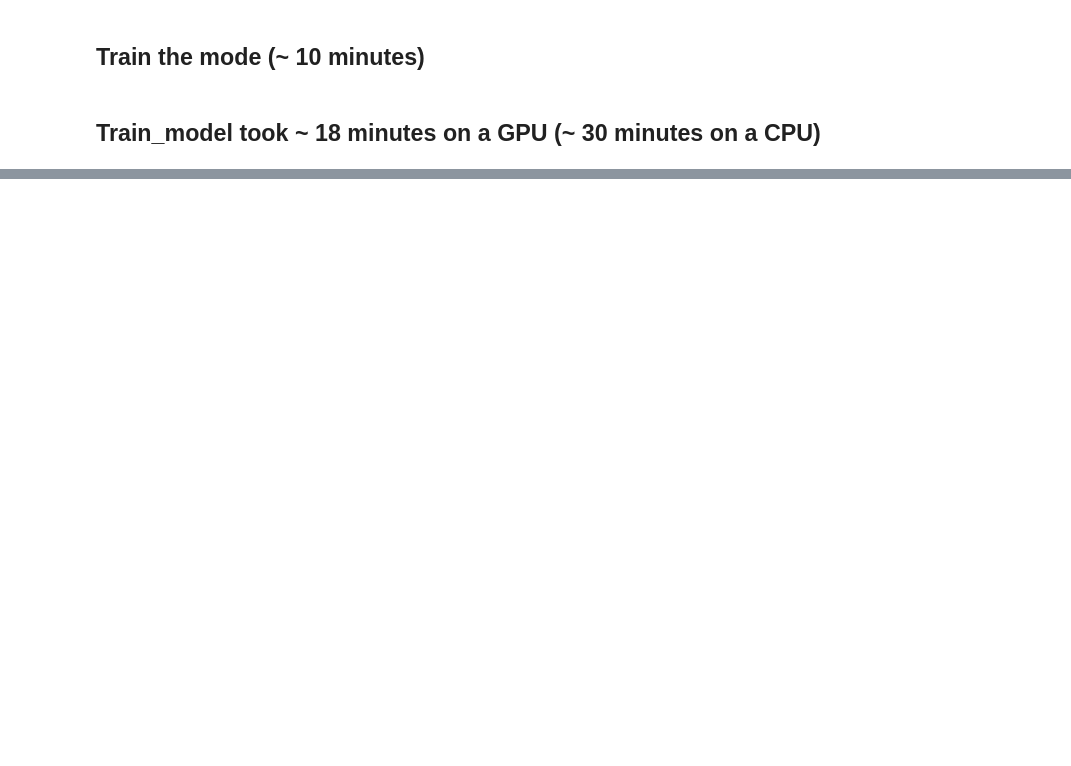
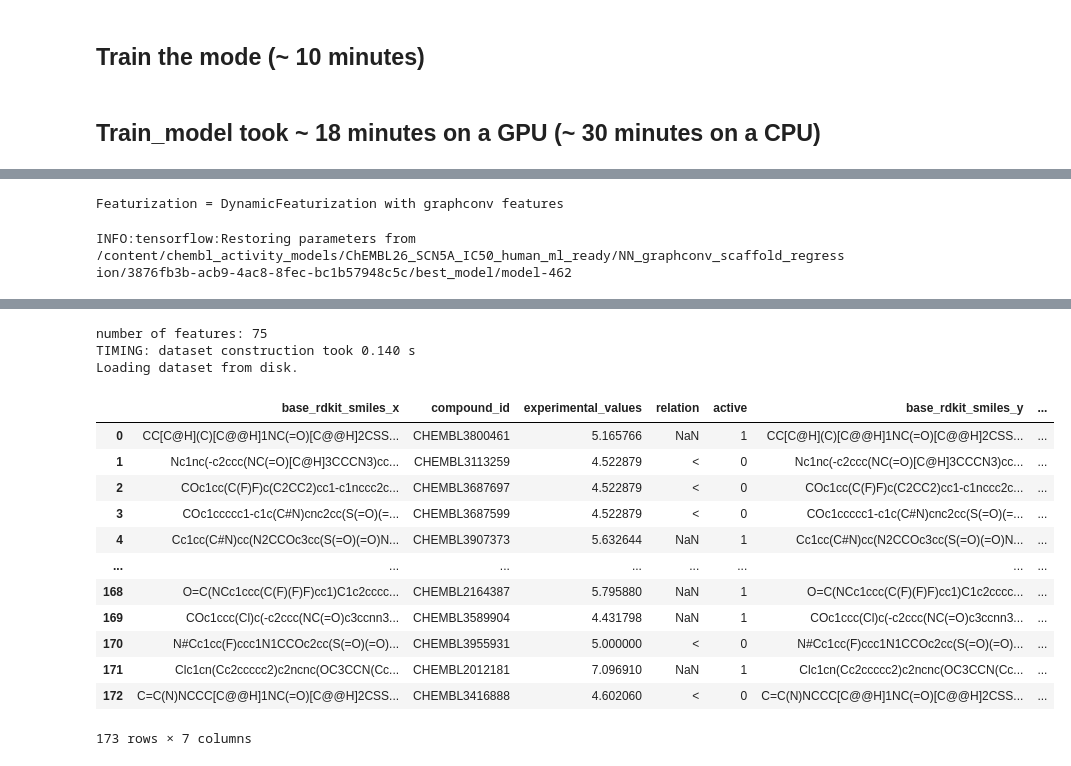
Before and after one commit to ravichas/AMPL-Tutorial, a Jupyter notebook: 03_CHEMBL26_SCN5A_IC50_example.ipynb, the cells around one changed output, grey strips where cells are left out. Cells and saved outputs as stored; diff of their text form; code cells hidden in the pictures; blank space fills up the shorter version.

```diff
--- a/03_CHEMBL26_SCN5A_IC50_example.ipynb
+++ b/03_CHEMBL26_SCN5A_IC50_example.ipynb
@@ -275,0 +314,8 @@ Found data for 1 models under /content/chembl_activity_models
+# %%
+ppp = mp.create_prediction_pipeline_from_file(predparam, model_dir)
+predict = ppp.predict_on_dataframe(df_pred)
+mergedf = pd.merge(df_pred, predict, on=pred_params["id_col"])
+mergedf
+# %% [output]
+Featurization = DynamicFeaturization with graphconv features
+INFO:tensorflow:Restoring parameters from /content/chembl_activity_models/ChEMBL26_SCN5A_IC50_human_ml_ready/NN_graphconv_scaffold_regression/3876fb3b-acb9-4ac8-8fec-bc1b57948c5c/best_model/model-462
@@ -275,0 +323,16 @@ Found data for 1 models under /content/chembl_activity_models
+number of features: 75
+TIMING: dataset construction took 0.140 s
+Loading dataset from disk.
+|  | base_rdkit_smiles_x | compound_id | experimental_values | relation | active | base_rdkit_smiles_y | ... |
+| 0 | CC[C@H](C)[C@@H]1NC(=O)[C@@H]2CSS... | CHEMBL3800461 | 5.165766 | NaN | 1 | CC[C@H](C)[C@@H]1NC(=O)[C@@H]2CSS... | ... |
+| 1 | Nc1nc(-c2ccc(NC(=O)[C@H]3CCCN3)cc... | CHEMBL3113259 | 4.522879 | < | 0 | Nc1nc(-c2ccc(NC(=O)[C@H]3CCCN3)cc... | ... |
+| 2 | COc1cc(C(F)F)c(C2CC2)cc1-c1nccc2c... | CHEMBL3687697 | 4.522879 | < | 0 | COc1cc(C(F)F)c(C2CC2)cc1-c1nccc2c... | ... |
+| 3 | COc1ccccc1-c1c(C#N)cnc2cc(S(=O)(=... | CHEMBL3687599 | 4.522879 | < | 0 | COc1ccccc1-c1c(C#N)cnc2cc(S(=O)(=... | ... |
+| 4 | Cc1cc(C#N)cc(N2CCOc3cc(S(=O)(=O)N... | CHEMBL3907373 | 5.632644 | NaN | 1 | Cc1cc(C#N)cc(N2CCOc3cc(S(=O)(=O)N... | ... |
+| ... | ... | ... | ... | ... | ... | ... | ... |
+| 168 | O=C(NCc1ccc(C(F)(F)F)cc1)C1c2cccc... | CHEMBL2164387 | 5.795880 | NaN | 1 | O=C(NCc1ccc(C(F)(F)F)cc1)C1c2cccc... | ... |
+| 169 | COc1ccc(Cl)c(-c2ccc(NC(=O)c3ccnn3... | CHEMBL3589904 | 4.431798 | NaN | 1 | COc1ccc(Cl)c(-c2ccc(NC(=O)c3ccnn3... | ... |
+| 170 | N#Cc1cc(F)ccc1N1CCOc2cc(S(=O)(=O)... | CHEMBL3955931 | 5.000000 | < | 0 | N#Cc1cc(F)ccc1N1CCOc2cc(S(=O)(=O)... | ... |
+| 171 | Clc1cn(Cc2ccccc2)c2ncnc(OC3CCN(Cc... | CHEMBL2012181 | 7.096910 | NaN | 1 | Clc1cn(Cc2ccccc2)c2ncnc(OC3CCN(Cc... | ... |
+| 172 | C=C(N)NCCC[C@@H]1NC(=O)[C@@H]2CSS... | CHEMBL3416888 | 4.602060 | < | 0 | C=C(N)NCCC[C@@H]1NC(=O)[C@@H]2CSS... | ... |
+173 rows × 7 columns
```
Also changed, not shown: parts of 14 cells of this notebook.
